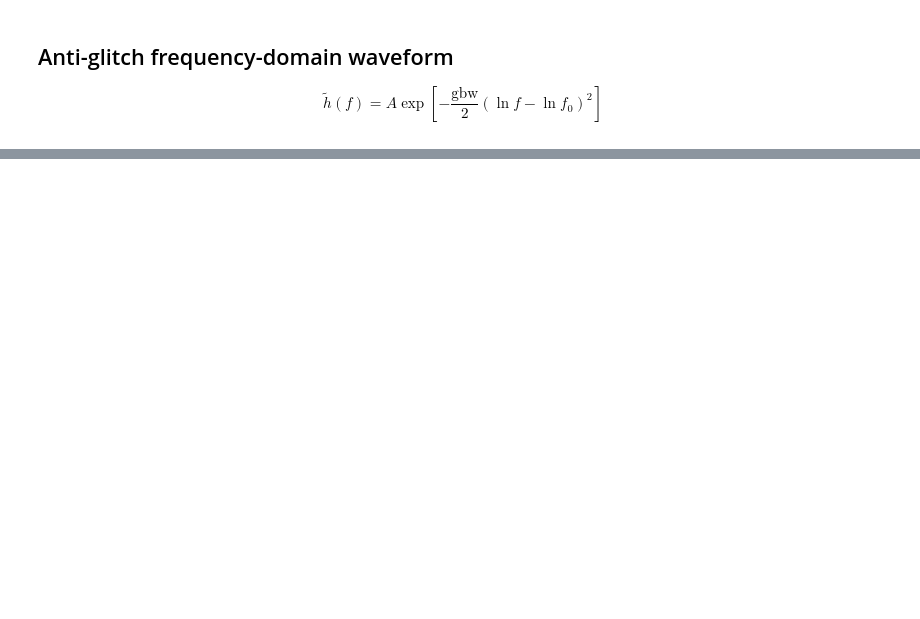
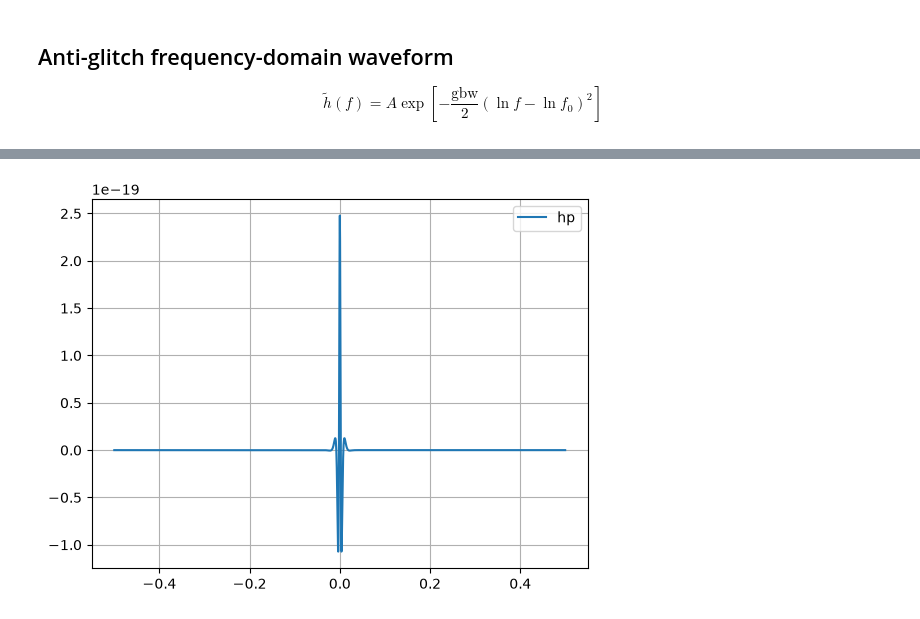
Before and after one commit to Kanchan-05/antiglitch, a Jupyter notebook: test_waveform.ipynb, the cells around one changed output, grey strips where cells are left out. Cells and saved outputs as stored; diff of their text form; code cells hidden in the pictures; blank space fills up the shorter version.

```diff
--- a/test_waveform.ipynb
+++ b/test_waveform.ipynb
@@ -41,0 +53,7 @@ plt.show()
+# %%
+plt.plot(hpt.sample_times, (hpt),label='hp')
+plt.grid()
+plt.legend()
+plt.show()
+# %% [output]
+[figure, added]
```
Also changed, not shown: parts of 2 cells of this notebook, 1 other file.
